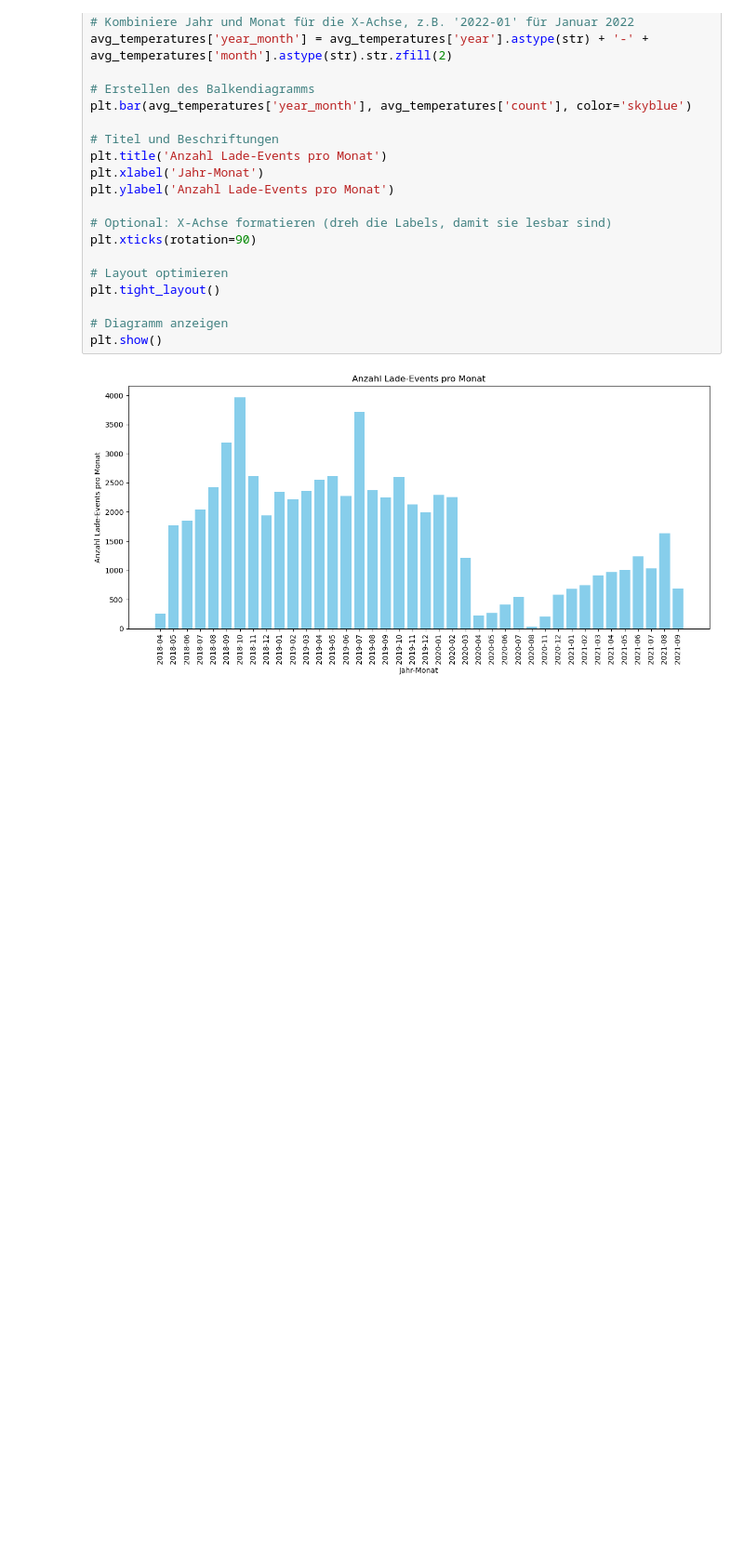
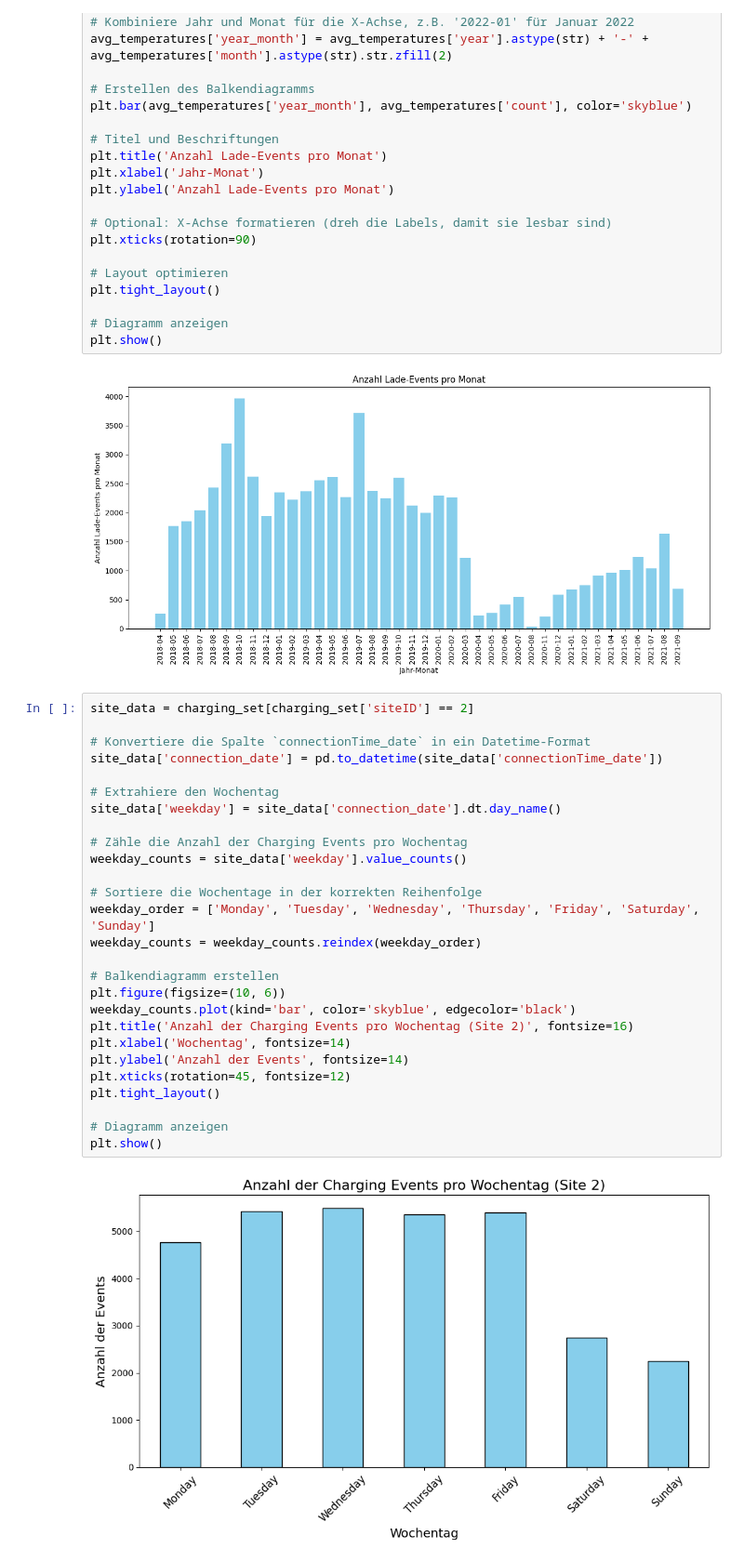
Before and after one commit to ge02/GinyuForce, a Jupyter notebook: visualization_charging_set.ipynb, the cells around one changed output. Shown at 93% size. Saved outputs shown, nothing was run; the diff lists cells and outputs as text; blank space fills up the shorter version.

Commit message:
new charging visuals

```diff
--- a/visualization_charging_set.ipynb
+++ b/visualization_charging_set.ipynb
@@ -190,3 +190,32 @@ plt.tight_layout()
 plt.show()
 # %% [output]
 [figure]
+# %%
+site_data = charging_set[charging_set['siteID'] == 2]
+
+# Konvertiere die Spalte `connectionTime_date` in ein Datetime-Format
+site_data['connection_date'] = pd.to_datetime(site_data['connectionTime_date'])
+
+# Extrahiere den Wochentag
+site_data['weekday'] = site_data['connection_date'].dt.day_name()
+
+# Zähle die Anzahl der Charging Events pro Wochentag
+weekday_counts = site_data['weekday'].value_counts()
+
+# Sortiere die Wochentage in der korrekten Reihenfolge
+weekday_order = ['Monday', 'Tuesday', 'Wednesday', 'Thursday', 'Friday', 'Saturday', 'Sunday']
+weekday_counts = weekday_counts.reindex(weekday_order)
+
+# Balkendiagramm erstellen
+plt.figure(figsize=(10, 6))
+weekday_counts.plot(kind='bar', color='skyblue', edgecolor='black')
+plt.title('Anzahl der Charging Events pro Wochentag (Site 2)', fontsize=16)
+plt.xlabel('Wochentag', fontsize=14)
+plt.ylabel('Anzahl der Events', fontsize=14)
+plt.xticks(rotation=45, fontsize=12)
+plt.tight_layout()
+
+# Diagramm anzeigen
+plt.show()
+# %% [output]
+[figure, added]
```
Also changed, not shown: parts of 5 cells of this notebook.
